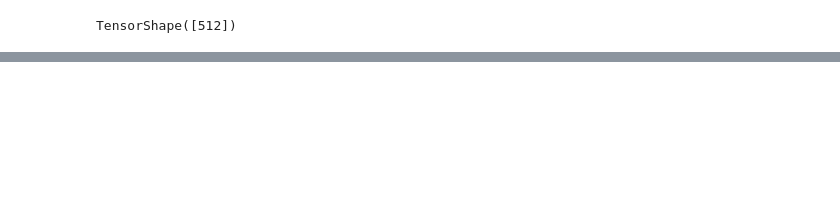
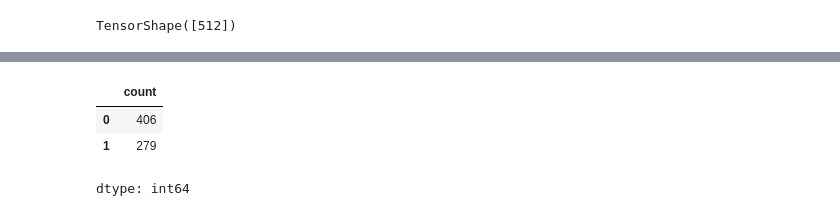
Before and after one commit to Adnan-edu/tensorflow-deep-learning, a Jupyter notebook: 08_introduction_to_nlp_in_tensorflow.ipynb, the cells around one changed output, grey strips where cells are left out. Cells and saved outputs as stored; diff of their text form; code cells hidden in the pictures; blank space fills up the shorter version.

```diff
--- a/08_introduction_to_nlp_in_tensorflow.ipynb
+++ b/08_introduction_to_nlp_in_tensorflow.ipynb
@@ -952,0 +1120,12 @@ TensorShape([512])
+# %%
+# Making a better dataset split (no data leakage)
+train_10_percent_split = int(0.1 * len(train_sentences))
+train_sentences_10_percent = train_sentences[:train_10_percent_split]
+train_labels_10_percent = train_labels[:train_10_percent_split]
+# %%
+pd.Series(np.array(train_labels_10_percent)).value_counts()
+# %% [output]
+|  | count |
+| 0 | 406 |
+| 1 | 279 |
+dtype: int64
```
Also changed, not shown: parts of 57 cells of this notebook.
